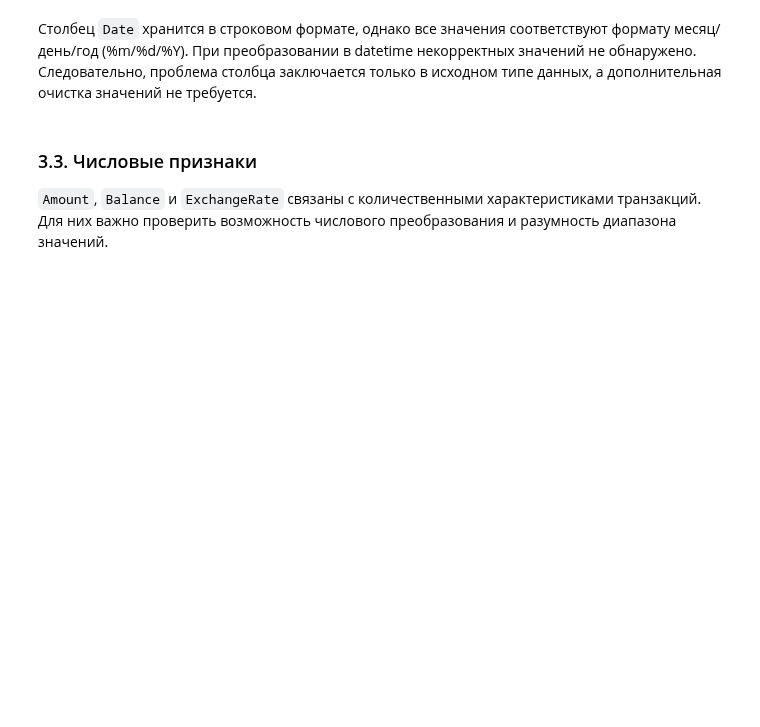
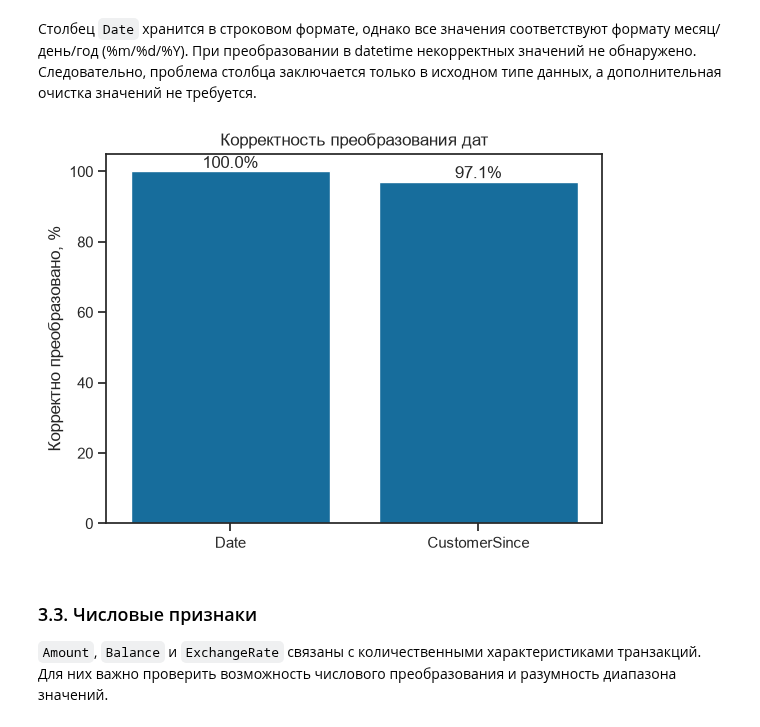
Before and after one commit to polinasimka/Data-Engineering-Project, a Jupyter notebook: notebooks/EDA.ipynb, the cells around one changed output. Cells and saved outputs as stored; diff of their text form; code cells hidden in the pictures; blank space fills up the shorter version.

```diff
--- a/notebooks/EDA.ipynb
+++ b/notebooks/EDA.ipynb
@@ -205,16 +220,9 @@ unknown       173
 3/9/2025        1
 Name: count, Length: 2417, dtype: int64
 # %%
-customer_since_converted = pd.to_datetime(
-    data["CustomerSince"],
-    errors="coerce",
-    format="mixed"
-)
+customer_since_converted = pd.to_datetime(data["CustomerSince"], errors="coerce", format="mixed")
 
-data.loc[
-    customer_since_converted.isna(),
-    "CustomerSince"
-].value_counts(dropna=False)
+data.loc[customer_since_converted.isna(), "CustomerSince"].value_counts(dropna=False)
 # %% [output]
 CustomerSince
 unknown    173
@@ -223,20 +231,26 @@ Name: count, dtype: int64
 # %% [markdown]
 Столбец `CustomerSince` содержит даты в нескольких форматах, а также значение `unknown`. При преобразовании в datetime с использованием `format="mixed"` большинство значений распознаются корректно. Не преобразуются 173 значения `unknown`, 2 значения являются пропусками.
 # %%
-date_converted = pd.to_datetime(
-    data["Date"],
-    errors="coerce",
-    format="%m/%d/%Y"
-)
+date_converted = pd.to_datetime(data["Date"], errors="coerce", format="%m/%d/%Y")
 
-data.loc[
-    date_converted.isna(),
-    "Date"
-].value_counts(dropna=False)
+data.loc[date_converted.isna(), "Date"].value_counts(dropna=False)
 # %% [output]
 Series([], Name: count, dtype: int64)
 # %% [markdown]
 Столбец `Date` хранится в строковом формате, однако все значения соответствуют формату месяц/день/год (%m/%d/%Y). При преобразовании в datetime некорректных значений не обнаружено. Следовательно, проблема столбца заключается только в исходном типе данных, а дополнительная очистка значений не требуется.
+# %%
+date_validity = pd.DataFrame({
+    "Признак": ["Date", "CustomerSince"],
+    "Корректно преобразовано, %": [date_converted.notna().mean() * 100, customer_since_converted.notna().mean() * 100]
+})
+
+ax = sns.barplot(data=date_validity, x="Признак", y="Корректно преобразовано, %")
+
+ax.set(title="Корректность преобразования дат", xlabel="", ylabel="Корректно преобразовано, %");
+
+ax.bar_label(ax.containers[0], fmt="%.1f%%");
+# %% [output]
+[figure, added]
 # %% [markdown]
 ### 3.3. Числовые признаки
 
```
Also changed, not shown: parts of 8 cells of this notebook, 2 other files.
